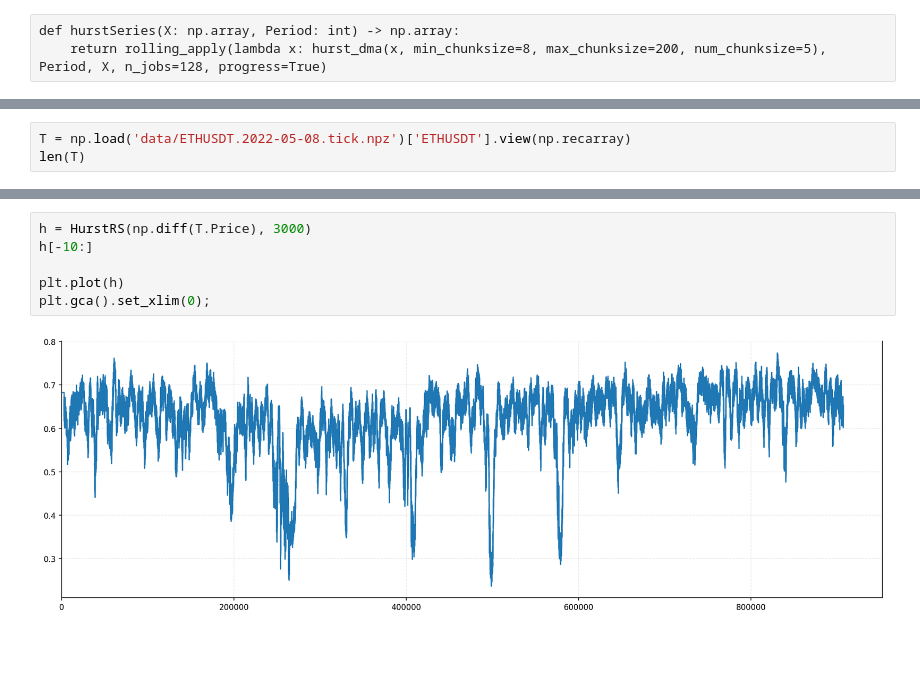
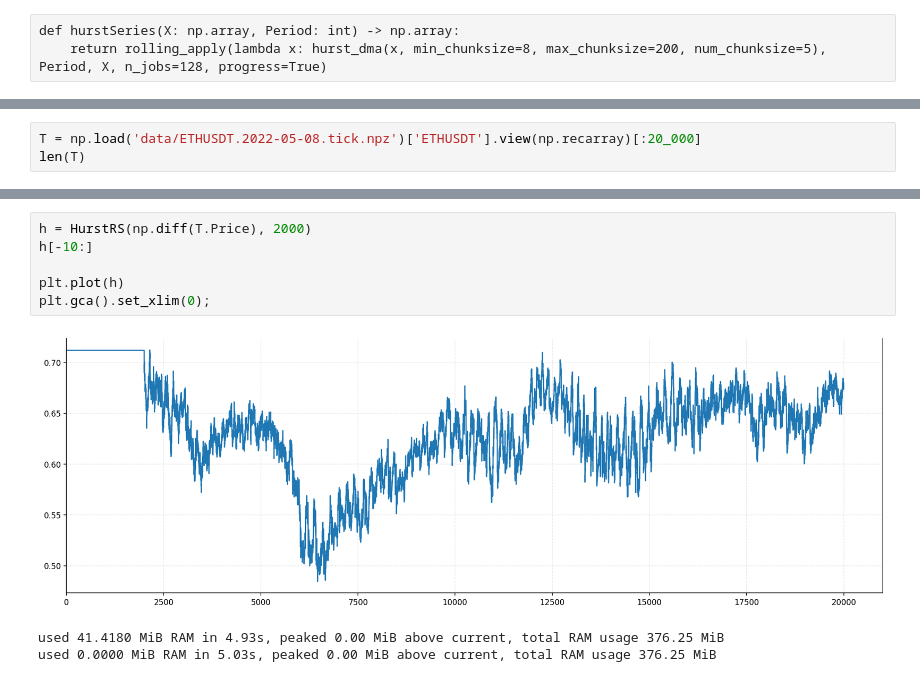
Before and after one commit to zxweed/simple, a Jupyter notebook: examples/hurst.chart.ipynb, the cells around one changed output, grey strips where cells are left out. Cells and saved outputs as stored; diff of their text form; blank space fills up the shorter version.

```diff
--- a/examples/hurst.chart.ipynb
+++ b/examples/hurst.chart.ipynb
@@ -28,4 +40,4 @@ def hurstSeries(X: np.array, Period: int) -> np.array:
 # %%
-T = np.load('data/ETHUSDT.2022-05-08.tick.npz')['ETHUSDT'].view(np.recarray)
+T = np.load('data/ETHUSDT.2022-05-08.tick.npz')['ETHUSDT'].view(np.recarray)[:20_000]
 len(T)
 # %% [output]
@@ -47,9 +65,11 @@ plt.gca().set_xlim(0);
 # %%
-h = HurstRS(np.diff(T.Price), 3000)
+h = HurstRS(np.diff(T.Price), 2000)
 h[-10:]
 
 plt.plot(h)
 plt.gca().set_xlim(0);
 # %% [output]
-[figure, old version]
+[figure, new version]
+used 41.4180 MiB RAM in 4.93s, peaked 0.00 MiB above current, total RAM usage 376.25 MiB
+used 0.0000 MiB RAM in 5.03s, peaked 0.00 MiB above current, total RAM usage 376.25 MiB
 # %%
```
Also changed, not shown: parts of 8 cells of this notebook, 6 other files.
